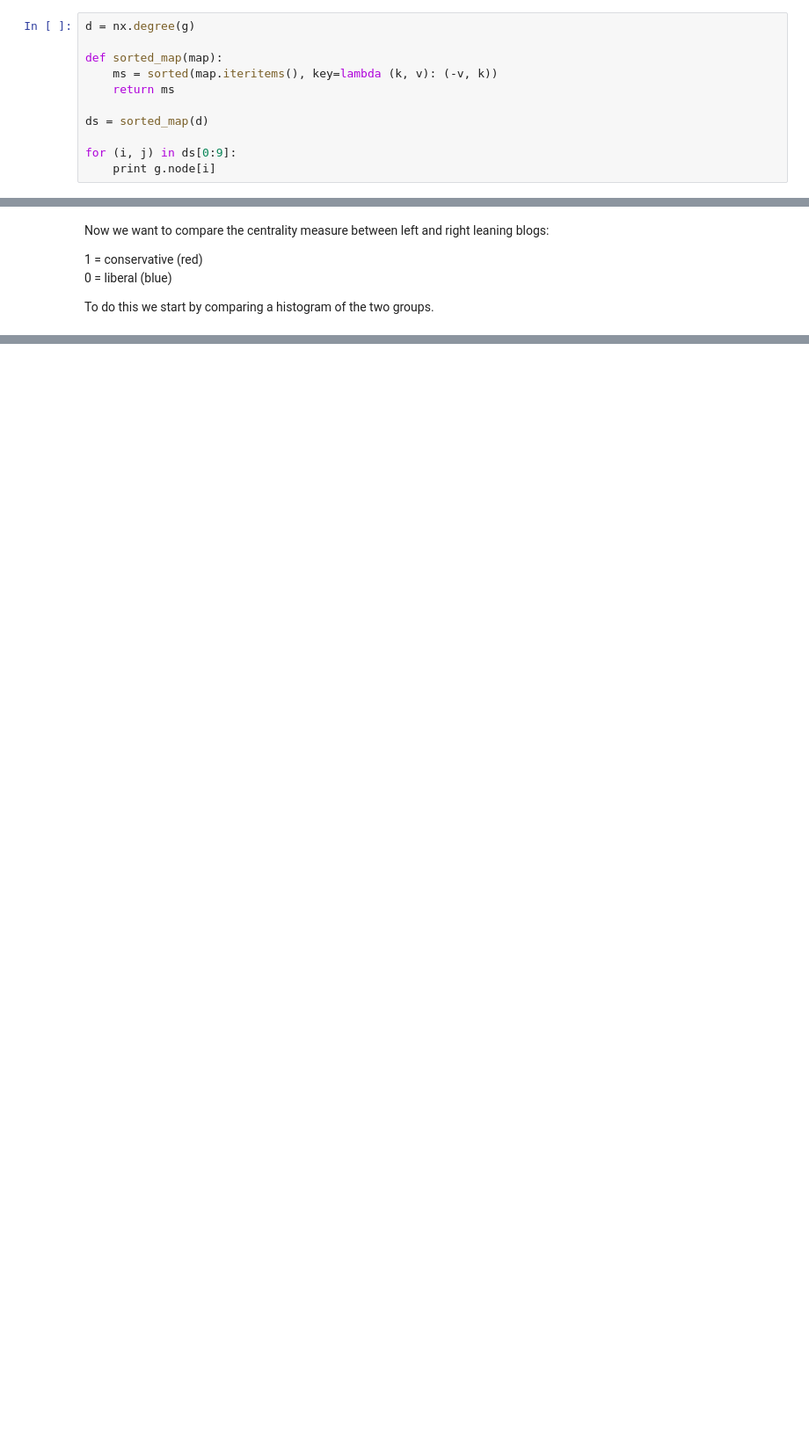
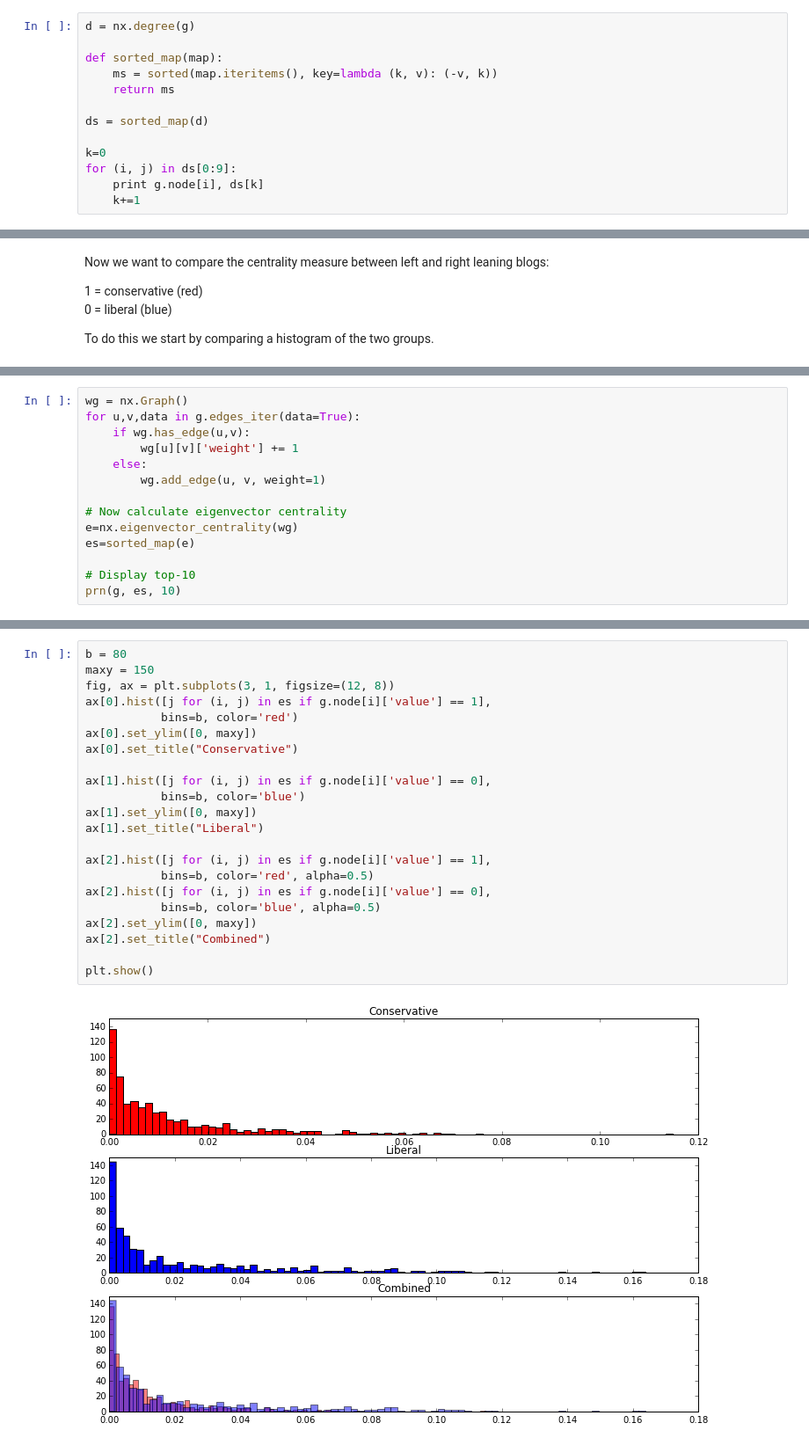
Before and after one commit to ajp619/is620_campaign-finance, a Jupyter notebook: Project Wk4.ipynb, the cells around one changed output, grey strips where cells are left out. Shown at 88% size. Drawn from its saved outputs; the diff is of its cells as text; blank space fills up the shorter version.

```diff
--- a/Project Wk4.ipynb
+++ b/Project Wk4.ipynb
@@ -76,6 +78,8 @@ def sorted_map(map):
 
 ds = sorted_map(d)
 
+k=0
 for (i, j) in ds[0:9]:
-    print g.node[i]
+    print g.node[i], ds[k]
+    k+=1
 # %% [output]
@@ -198,0 +253,14 @@ From a qualitative perspective, they look to be very similar.
+# %%
+wg = nx.Graph()
+for u,v,data in g.edges_iter(data=True):
+    if wg.has_edge(u,v):
+        wg[u][v]['weight'] += 1
+    else:
+        wg.add_edge(u, v, weight=1)
+
+# Now calculate eigenvector centrality
+e=nx.eigenvector_centrality(wg)
+es=sorted_map(e)
+
+# Display top-10
+prn(g, es, 10)
@@ -198,0 +446,24 @@ From a qualitative perspective, they look to be very similar.
+# %%
+b = 80
+maxy = 150
+fig, ax = plt.subplots(3, 1, figsize=(12, 8))
+ax[0].hist([j for (i, j) in es if g.node[i]['value'] == 1],
+           bins=b, color='red')
+ax[0].set_ylim([0, maxy])
+ax[0].set_title("Conservative")
+
+ax[1].hist([j for (i, j) in es if g.node[i]['value'] == 0],
+           bins=b, color='blue')
+ax[1].set_ylim([0, maxy])
+ax[1].set_title("Liberal")
+
+ax[2].hist([j for (i, j) in es if g.node[i]['value'] == 1],
+           bins=b, color='red', alpha=0.5)
+ax[2].hist([j for (i, j) in es if g.node[i]['value'] == 0],
+           bins=b, color='blue', alpha=0.5)
+ax[2].set_ylim([0, maxy])
+ax[2].set_title("Combined")
+
+plt.show()
+# %% [output]
+[figure, added]
```
Also changed, not shown: parts of 26 cells of this notebook.
